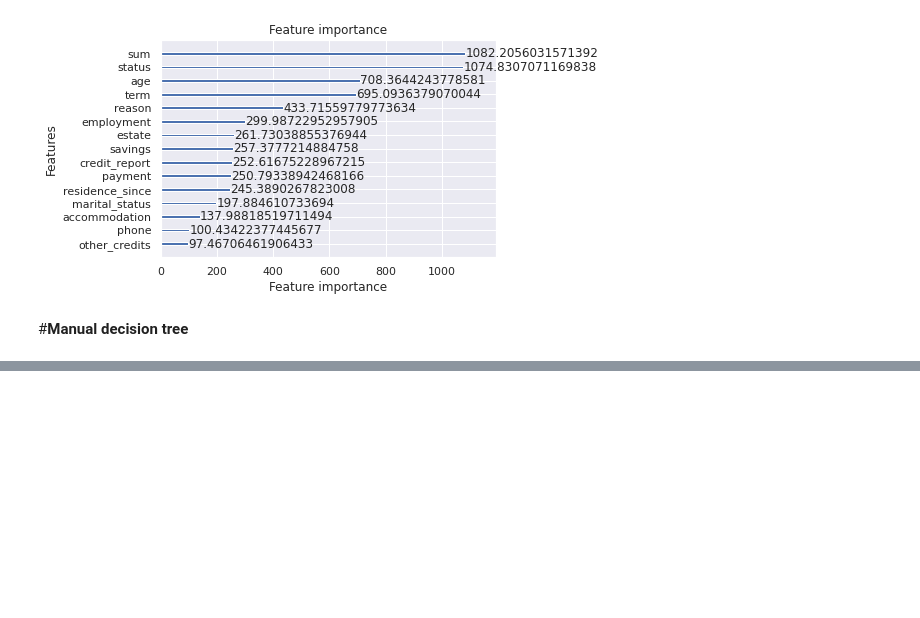
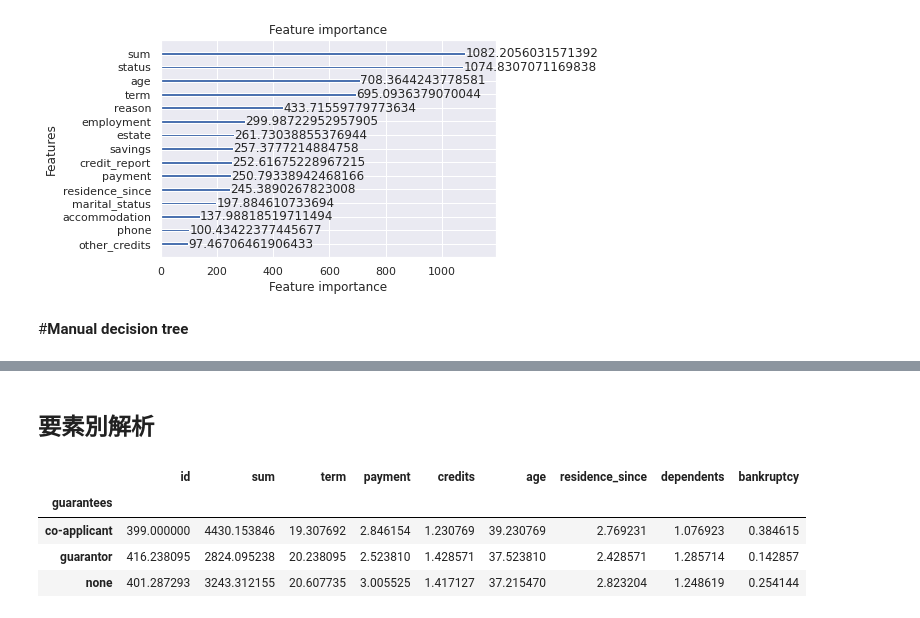
Before and after one commit to ykitaguchi77/Kaggle, a Jupyter notebook: Bunkruptcy-prediction.ipynb, the cells around one changed output, grey strips where cells are left out. Cells and saved outputs as stored; diff of their text form; code cells hidden in the pictures; blank space fills up the shorter version.

```diff
--- a/Bunkruptcy-prediction.ipynb
+++ b/Bunkruptcy-prediction.ipynb
@@ -1461,0 +1583,9 @@ for feature in cat_features[:-1]:
+# %%
+#中年
+middle_df = train_df[train_df["age"] >= 30]
+middle_df = middle_df[middle_df["age"] < 50]
+middle_df.reset_index
+middle_df
+print(f"Age between 30 and 49: n={len(middle_df)}")
+
+plot_groupby(middle_df)
@@ -1461,0 +1640,11 @@ for feature in cat_features[:-1]:
+# %% [markdown]
+## 要素別解析
+# %%
+#co-applicantは破産しやすい説
+middle_df.groupby("guarantees").mean()
+# %% [output]
+|  | id | sum | term | payment | credits | age | residence_since | dependents | bankruptcy |
+| guarantees |  |  |  |  |  |  |  |  |  |
+| co-applicant | 399.000000 | 4430.153846 | 19.307692 | 2.846154 | 1.230769 | 39.230769 | 2.769231 | 1.076923 | 0.384615 |
+| guarantor | 416.238095 | 2824.095238 | 20.238095 | 2.523810 | 1.428571 | 37.523810 | 2.428571 | 1.285714 | 0.142857 |
+| none | 401.287293 | 3243.312155 | 20.607735 | 3.005525 | 1.417127 | 37.215470 | 2.823204 | 1.248619 | 0.254144 |
```
Also changed, not shown: parts of 15 cells of this notebook.
